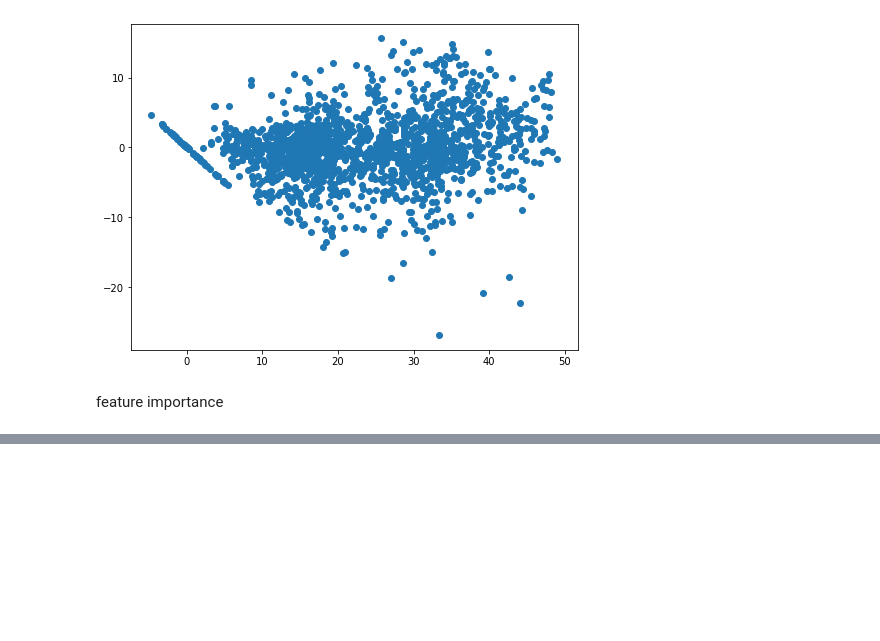
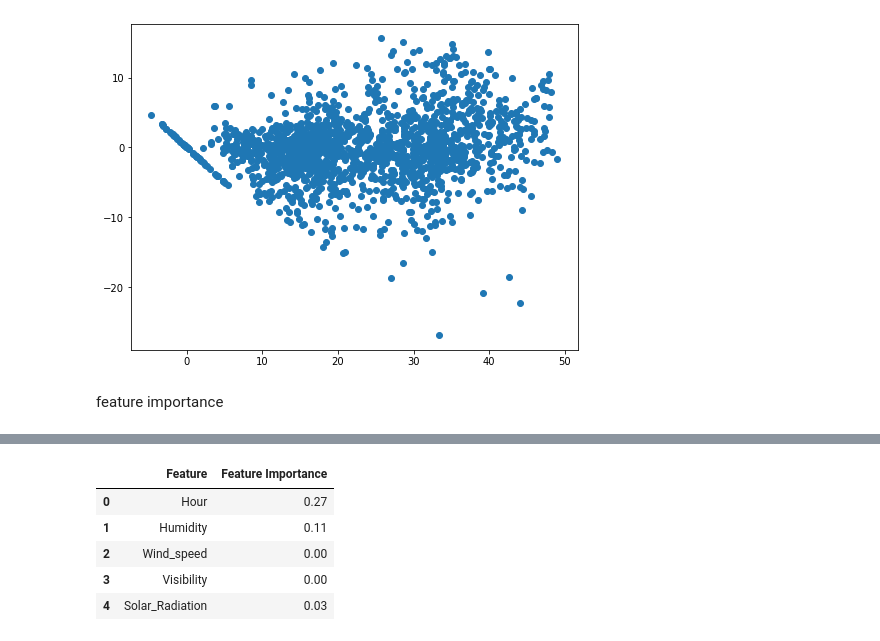
Before and after one commit to Creatrohit9/ROHIT-BHDAURIYA--Bike-Sharing-Demand-Prediction, a Jupyter notebook: ROHIT_BHADAURIYA(Proponent_Ds)_Bike_Sharing_Demand_Prediction_2_Capstone_Project.ipynb, the cells around one changed output, grey strips where cells are left out. Saved outputs shown, nothing was run; the diff lists cells and outputs as text; code cells hidden in the pictures; blank space fills up the shorter version.

```diff
--- a/ROHIT_BHADAURIYA(Proponent_Ds)_Bike_Sharing_Demand_Prediction_2_Capstone_Project.ipynb
+++ b/ROHIT_BHADAURIYA(Proponent_Ds)_Bike_Sharing_Demand_Prediction_2_Capstone_Project.ipynb
@@ -1351,0 +1350,9 @@ importance_dfgb = pd.DataFrame(importance_dictgb)
+# %%
+importance_dfgb.head()
+# %% [output]
+|  | Feature | Feature Importance |
+| 0 | Hour | 0.27 |
+| 1 | Humidity | 0.11 |
+| 2 | Wind_speed | 0.00 |
+| 3 | Visibility | 0.00 |
+| 4 | Solar_Radiation | 0.03 |
```
Also changed, not shown: parts of 35 cells of this notebook.
